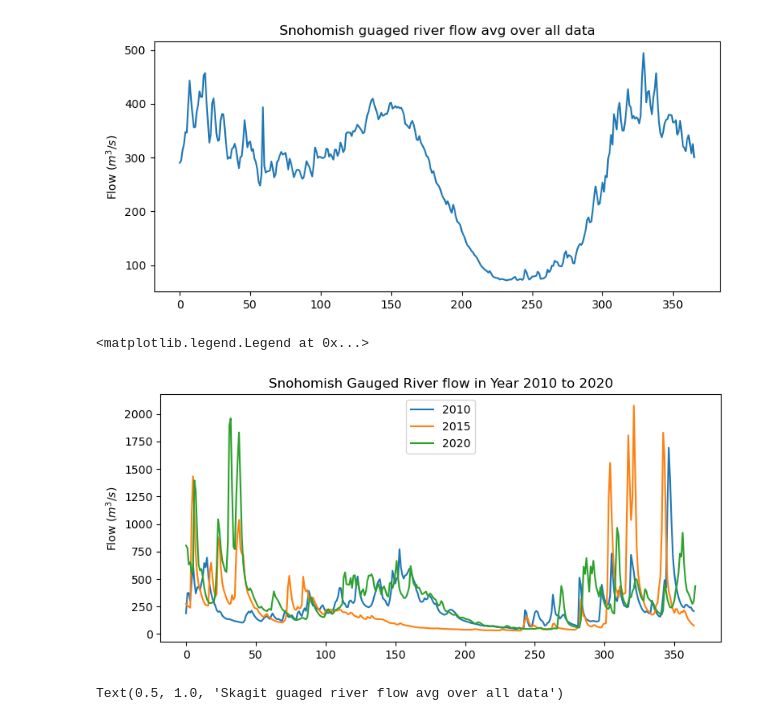
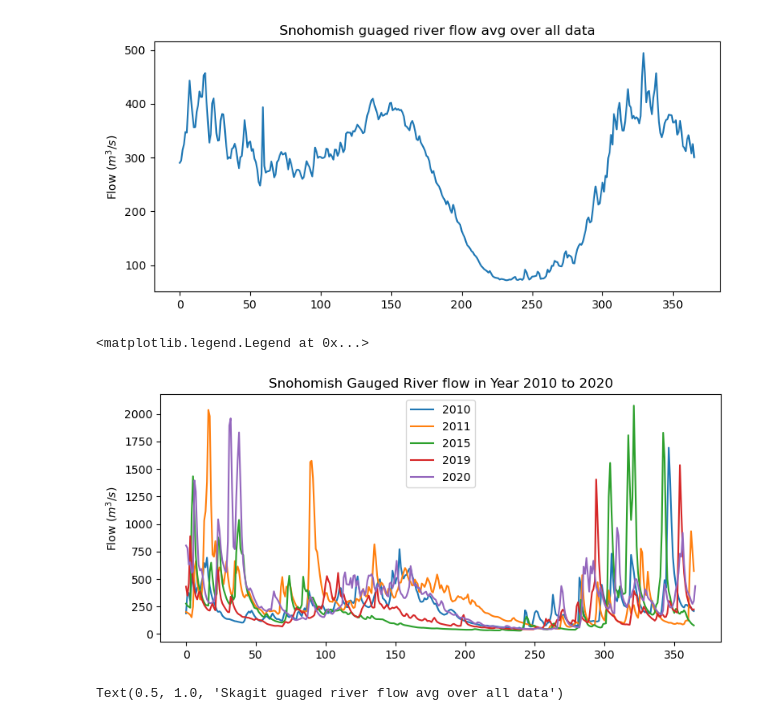
Before and after one commit to SalishSeaCast/analysis-cassidy, a Jupyter notebook: notebooks/compare_daily_river/compare_river_flows.ipynb, the cells around one changed output. Cells and saved outputs as stored; diff of their text form; code cells hidden in the pictures.

```diff
--- a/notebooks/compare_daily_river/compare_river_flows.ipynb
+++ b/notebooks/compare_daily_river/compare_river_flows.ipynb
@@ -192,18 +258,26 @@ Text(0.5, 1.0, 'Snohomish guaged river flow avg over all data')
 # %%
 fig, ax = plt.subplots(1, 1, figsize=(9, 4))
 
 
 ax.plot(range(len(Snohomish[Snohomish['YYYY'] == 2010]['DISCHARGE'])), Snohomish[Snohomish['YYYY'] == 2010]['DISCHARGE'], label='2010')
+ax.plot(range(len(Snohomish[Snohomish['YYYY'] == 2011]['DISCHARGE'])), Snohomish[Snohomish['YYYY'] == 2011]['DISCHARGE'], label='2011')
+# ax.plot(range(len(Snohomish[Snohomish['YYYY'] == 2012]['DISCHARGE'])), Snohomish[Snohomish['YYYY'] == 2012]['DISCHARGE'], label='2012')
+# ax.plot(range(len(Snohomish[Snohomish['YYYY'] == 2013]['DISCHARGE'])), Snohomish[Snohomish['YYYY'] == 2013]['DISCHARGE'], label='2013')
+# ax.plot(range(len(Snohomish[Snohomish['YYYY'] == 2014]['DISCHARGE'])), Snohomish[Snohomish['YYYY'] == 2014]['DISCHARGE'], label='2014')
 ax.plot(range(len(Snohomish[Snohomish['YYYY'] == 2015]['DateTime'])), Snohomish[Snohomish['YYYY'] == 2015]['DISCHARGE'], label='2015')
+# ax.plot(range(len(Snohomish[Snohomish['YYYY'] == 2016]['DISCHARGE'])), Snohomish[Snohomish['YYYY'] == 2016]['DISCHARGE'], label='2016')
+# ax.plot(range(len(Snohomish[Snohomish['YYYY'] == 2017]['DISCHARGE'])), Snohomish[Snohomish['YYYY'] == 2017]['DISCHARGE'], label='2017')
+# ax.plot(range(len(Snohomish[Snohomish['YYYY'] == 2018]['DISCHARGE'])), Snohomish[Snohomish['YYYY'] == 2018]['DISCHARGE'], label='2018')
+ax.plot(range(len(Snohomish[Snohomish['YYYY'] == 2019]['DISCHARGE'])), Snohomish[Snohomish['YYYY'] == 2019]['DISCHARGE'], label='2019')
 ax.plot(range(len(Snohomish[Snohomish['YYYY'] == 2020]['DateTime'])), Snohomish[Snohomish['YYYY'] == 2020]['DISCHARGE'], label='2020')
 
 ax.set_ylabel(r'Flow ($m^3/s$)')
 ax.set_title('Snohomish Gauged River flow in Year 2010 to 2020')
 
 plt.legend()
 # %% [output]
 <matplotlib.legend.Legend at 0x...>
-[figure, old version]
+[figure, new version]
 # %%
 Skagit_avg = Skagit[['MM', 'DD', 'DISCHARGE']].groupby(by=['MM', 'DD']).mean()
 
```
Also changed, not shown: parts of 32 cells of this notebook.
